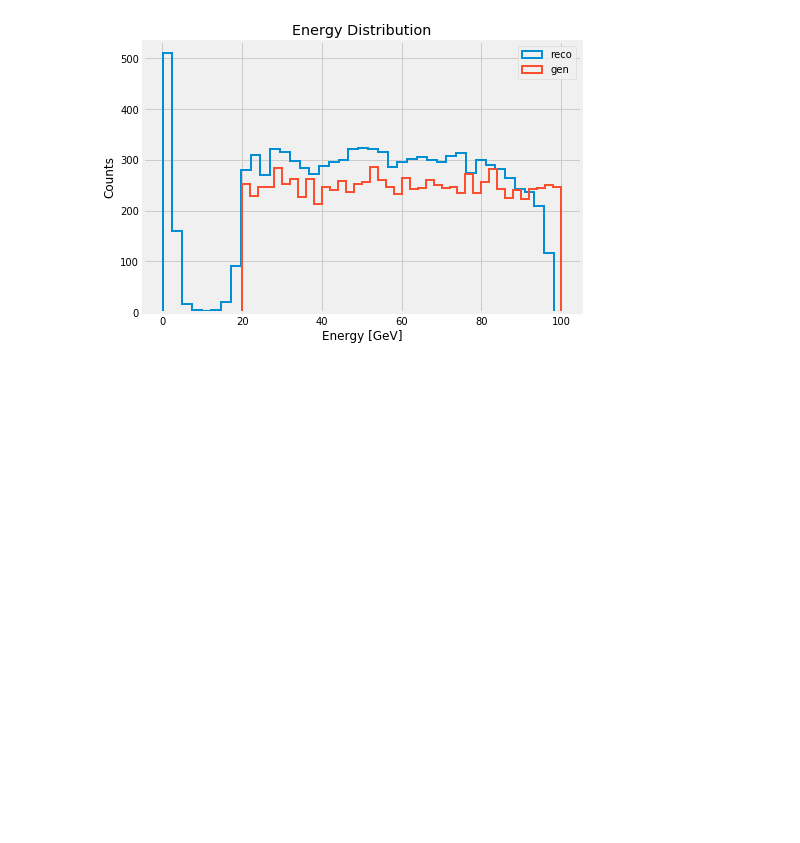
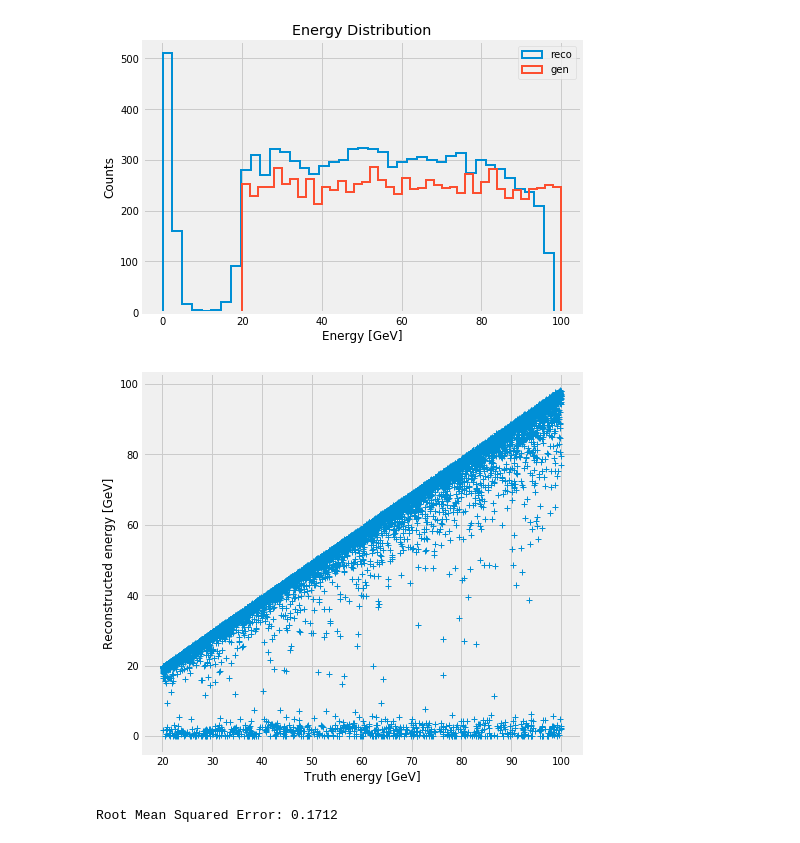
Before and after one commit to jruizvar/cnn-model, a Jupyter notebook: notebooks/analysis.ipynb, the cells around one changed output. Drawn from its saved outputs; the diff is of its cells as text; code cells hidden in the pictures; blank space fills up the shorter version.

```diff
--- a/notebooks/analysis.ipynb
+++ b/notebooks/analysis.ipynb
@@ -111,3 +111,22 @@ plt.legend()
 plt.savefig('gen_energy.png');
 # %% [output]
 [figure]
+# %%
+plt.figure(figsize=(7,7))
+plt.plot(labels, data_hist, '+')
+plt.xlabel('Truth energy [GeV]')
+plt.ylabel('Reconstructed energy [GeV]')
+plt.savefig('reco_vs_gen_energy.png');
+# %% [output]
+[figure, added]
+# %%
+from sklearn.metrics import mean_squared_error
+from math import sqrt
+
+ENERGY_NORM_FACTOR = 100.
+
+rmse = sqrt(mean_squared_error(labels, data_hist))/ENERGY_NORM_FACTOR
+
+print(f'Root Mean Squared Error: {rmse:.4f}')
+# %% [output]
+Root Mean Squared Error: 0.1712
```
Also changed, not shown: 1 other file.
